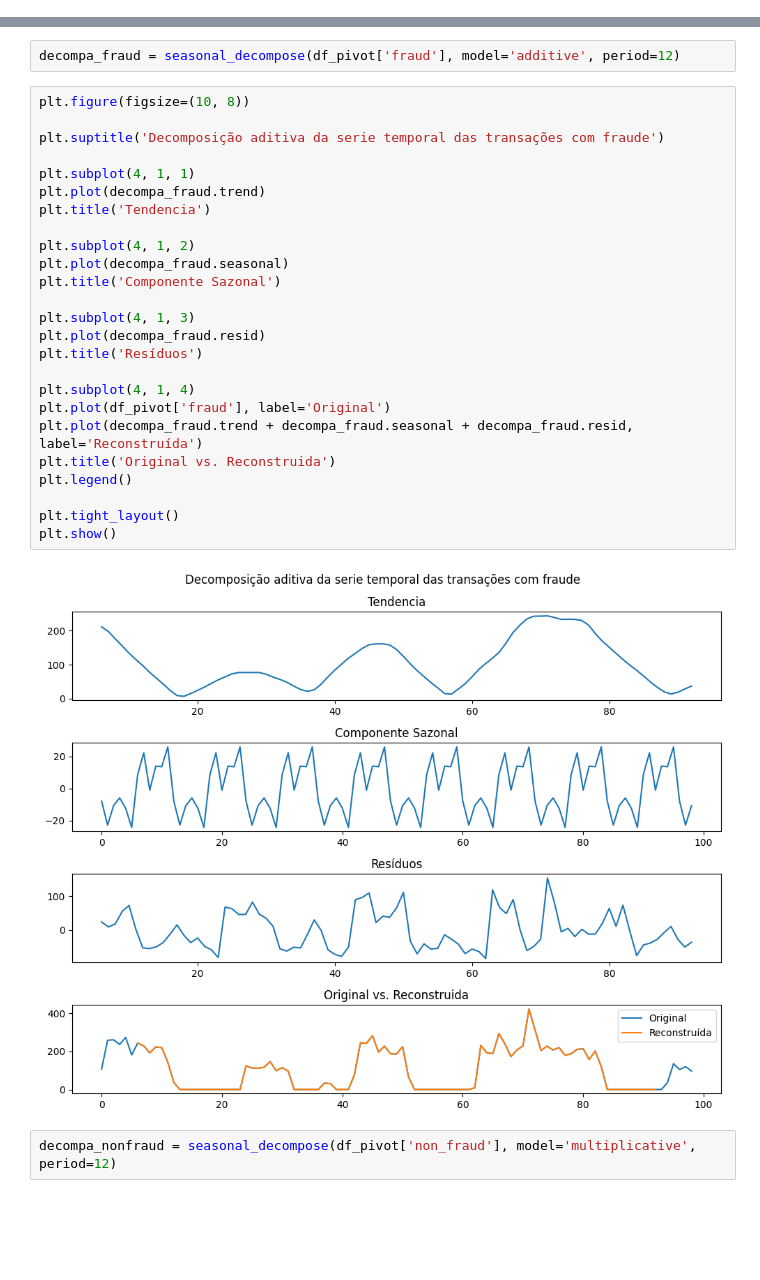
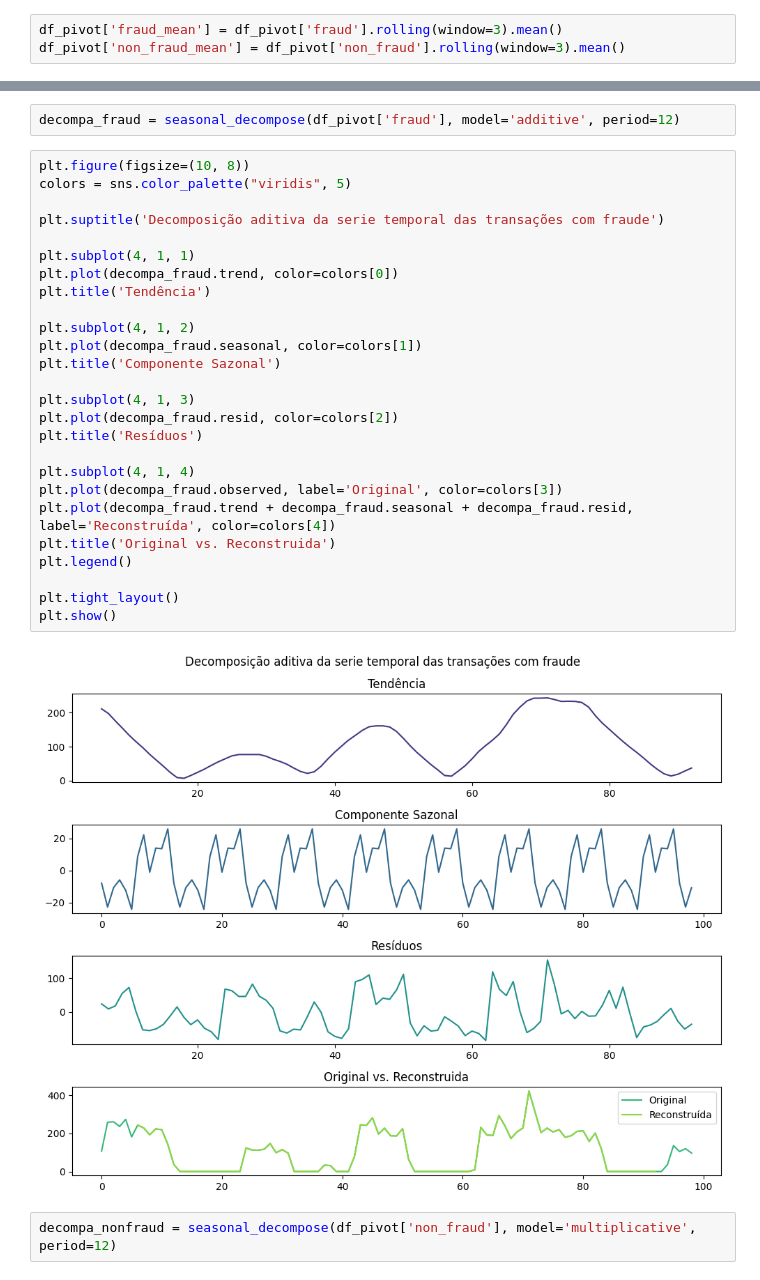
Before and after one commit to Angelicogfa/tcc_mba_datascience_analytics_usp_esalq, a Jupyter notebook: analise_fraude.ipynb, the cells around one changed output, grey strips where cells are left out. Cells and saved outputs as stored; diff of their text form; blank space fills up the shorter version.

```diff
--- a/analise_fraude.ipynb
+++ b/analise_fraude.ipynb
@@ -513,6 +500,9 @@ df_pivot.describe()
 | 75% | 2016-03-15 12:00:00 | 77582.000000 | 206.500000 |
 | max | 2018-03-31 00:00:00 | 79779.000000 | 423.000000 |
 | std | NaN | 4457.959549 | 106.634204 |
+# %%
+df_pivot['fraud_mean'] = df_pivot['fraud'].rolling(window=3).mean()
+df_pivot['non_fraud_mean'] = df_pivot['non_fraud'].rolling(window=3).mean()
 # %%
 # Plotando
 plt.figure(figsize=(10, 6))
@@ -565,31 +555,32 @@ plt.show()
 decompa_fraud = seasonal_decompose(df_pivot['fraud'], model='additive', period=12)
 # %%
 plt.figure(figsize=(10, 8))
+colors = sns.color_palette("viridis", 5)
 
 plt.suptitle('Decomposição aditiva da serie temporal das transações com fraude')
 
 plt.subplot(4, 1, 1)
-plt.plot(decompa_fraud.trend)
-plt.title('Tendencia')
+plt.plot(decompa_fraud.trend, color=colors[0])
+plt.title('Tendência')
 
 plt.subplot(4, 1, 2)
-plt.plot(decompa_fraud.seasonal)
+plt.plot(decompa_fraud.seasonal, color=colors[1])
 plt.title('Componente Sazonal')
 
 plt.subplot(4, 1, 3)
-plt.plot(decompa_fraud.resid)
+plt.plot(decompa_fraud.resid, color=colors[2])
 plt.title('Resíduos')
 
 plt.subplot(4, 1, 4)
-plt.plot(df_pivot['fraud'], label='Original')
-plt.plot(decompa_fraud.trend + decompa_fraud.seasonal + decompa_fraud.resid, label='Reconstruída')
+plt.plot(decompa_fraud.observed, label='Original', color=colors[3])
+plt.plot(decompa_fraud.trend + decompa_fraud.seasonal + decompa_fraud.resid, label='Reconstruída', color=colors[4])
 plt.title('Original vs. Reconstruida')
 plt.legend()
 
 plt.tight_layout()
 plt.show()
 # %% [output]
-[figure, old version]
+[figure, new version]
 # %%
 decompa_nonfraud = seasonal_decompose(df_pivot['non_fraud'], model='multiplicative', period=12)
 # %%
```
Also changed, not shown: parts of 21 cells of this notebook.
